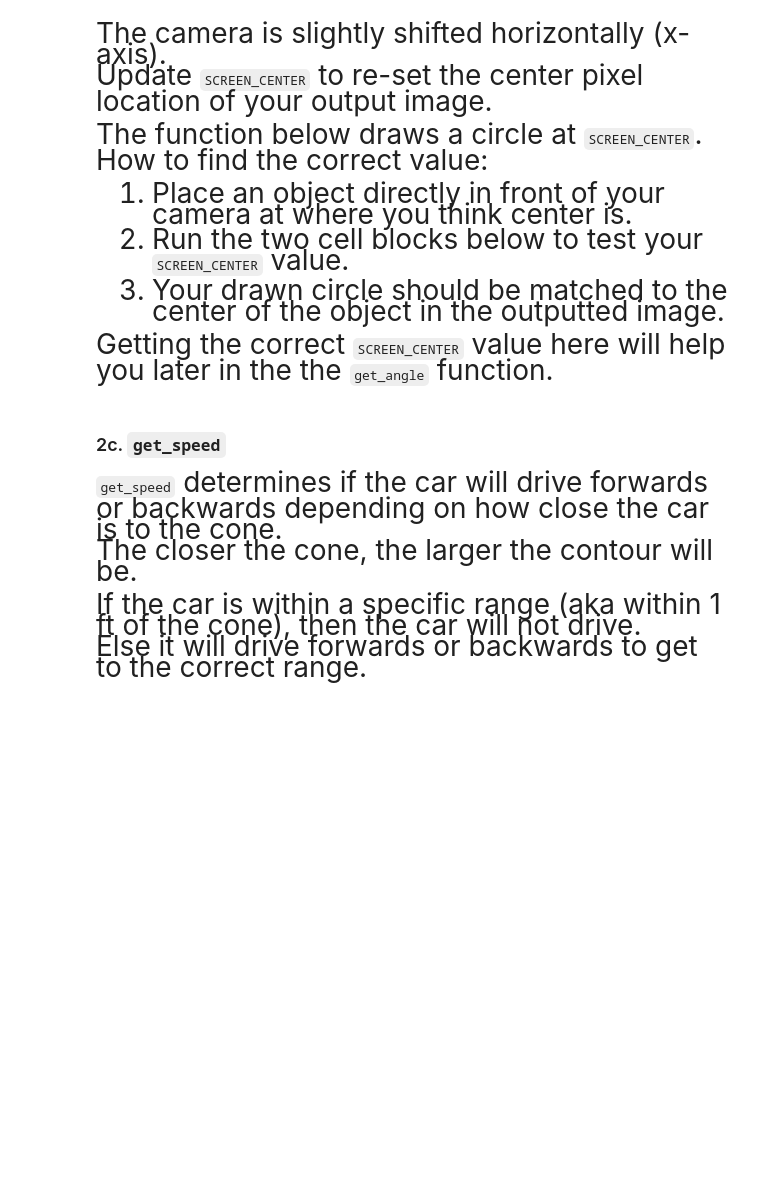
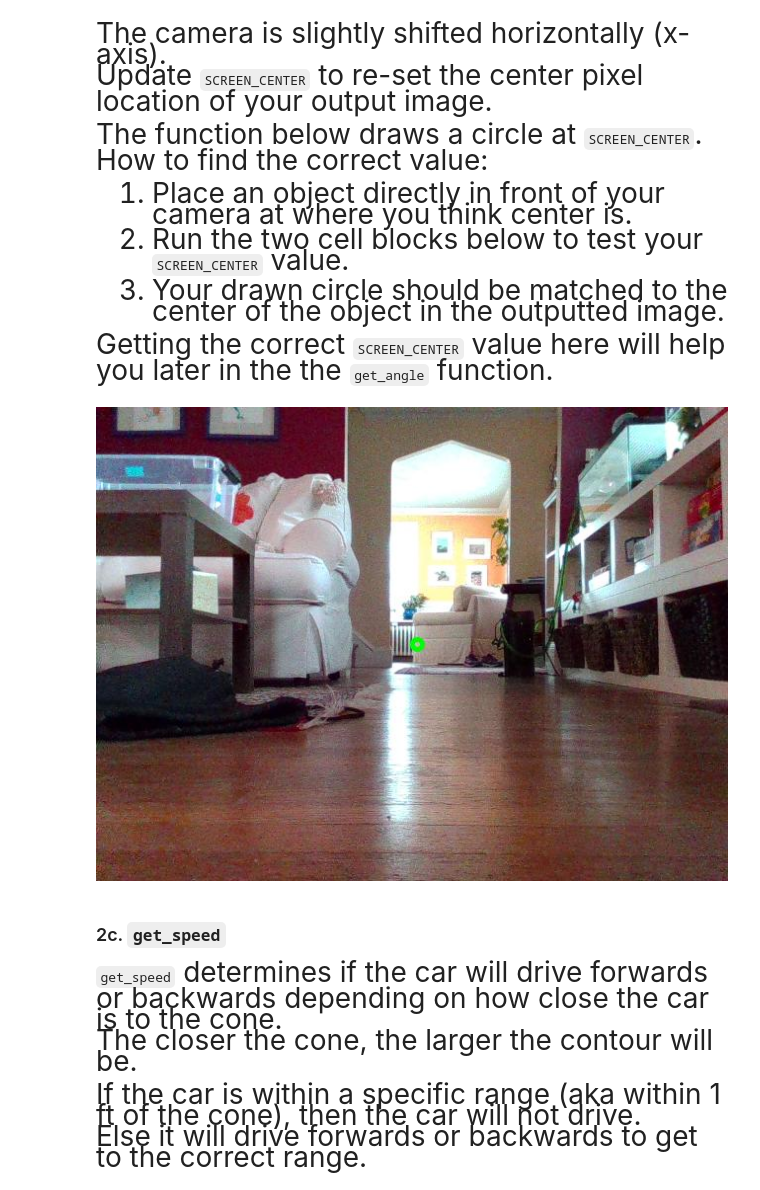
Before and after one commit to JKlimov/online-racecar-mn-SOLUTIONS, a Jupyter notebook: 02-cone_following/ConeFollowing-SOLUTIONS.ipynb, the cells around one changed output. Cells and saved outputs as stored; diff of their text form; code cells hidden in the pictures; blank space fills up the shorter version.

```diff
--- a/02-cone_following/ConeFollowing-SOLUTIONS.ipynb
+++ b/02-cone_following/ConeFollowing-SOLUTIONS.ipynb
@@ -121,7 +123,7 @@ show_video(identify_cone, VIDEO_TIME)
     </p>
 # %%
 # 2b: Fix camera offset
-SCREEN_CENTER = 350    # pixel x-axis, camera is right-shifted
+SCREEN_CENTER = 325    # pixel x-axis, camera is right-shifted
 
 # 2c: get_speed
 DRIVE_SPEED = 0.05
@@ -155,14 +157,16 @@ TURN_FACTOR = 0.4       # max turn angle (in degrees)
     </p>
 # %%
 # mark location of SCREEN_CENTER (x-axis)
-def identify_center(img):
-    if SCREEN_CENTER < 0 or SCREEN_CENTER > img.shape[1]:
-        print('SCREEN_CENTER out of bounds! Your image is: {}'.format(img.shape[:2]))
-    cv2.circle(img, (int(SCREEN_CENTER), img.shape[0]//2), 5, (0,255,0), 3)
-    return img
+def identify_center(color_img):
+    if SCREEN_CENTER < 0 or SCREEN_CENTER > color_img.shape[1]:
+        print('SCREEN_CENTER out of bounds! Your image is: {}'.format(color_img.shape[:2]))
+    cv2.circle(color_img, (int(SCREEN_CENTER), color_img.shape[0]//2), 5, (0,255,0), 3)
+    return color_img
 
 # display image
 show_video(identify_center)
+# %% [output]
+[figure, added]
 # %% [markdown]
 ### 2c. <code>get_speed</code>
 
```
Also changed, not shown: parts of 1 cell of this notebook, 2 other files.
